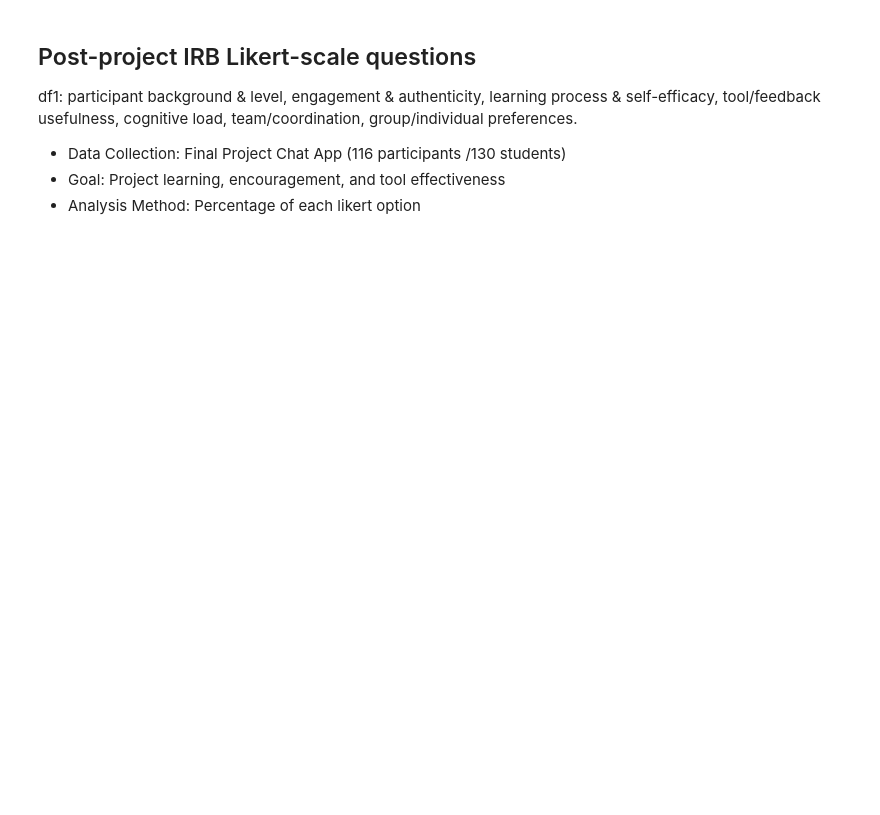
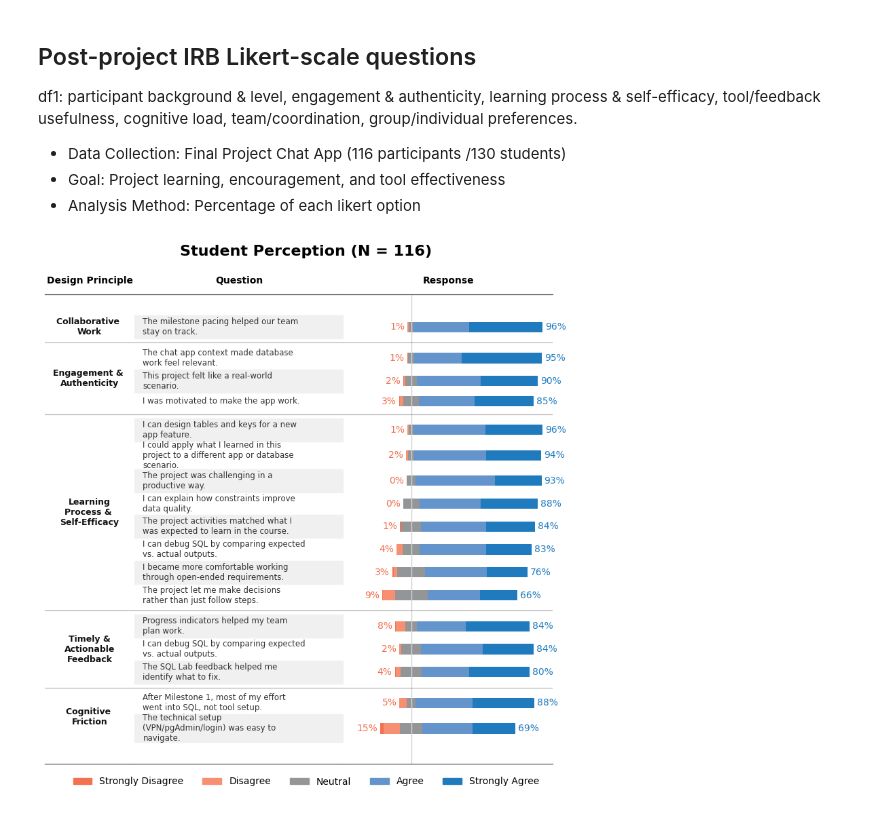
Before and after one commit to bcsaldias/sigcse-ai-2027, a Jupyter notebook: likert/v2_Info330_ExploratoryDataAnalysis.ipynb, the cells around one changed output. Saved outputs shown, nothing was run; the diff lists cells and outputs as text; code cells hidden in the pictures; blank space fills up the shorter version.

```diff
--- a/likert/v2_Info330_ExploratoryDataAnalysis.ipynb
+++ b/likert/v2_Info330_ExploratoryDataAnalysis.ipynb
@@ -20,6 +20,11 @@ import pandas as pd
 import numpy as np
 import matplotlib.pyplot as plt
 import textwrap
+
+# plt.rcParams["font.family"] = "Arial"
+font_size = 10
+plt.rcParams["font.size"]   = font_size
+
 
 LIKERT_ORDER = [
     "Strongly Disagree", "Disagree", "Neutral", "Agree", "Strongly Agree"
@@ -34,16 +39,16 @@ COLORS = {
 }
 
 FILTERED_QUESTION = (
-    "Learning process & self-efficacy "
+    "Learning Process & Self‑Efficacy"
     "[I can debug SQL by comparing expected vs. actual outputs.]"
 )
 
 CATEGORY_LABELS = {
-    "Engagement & Authenticity":        "Engagement &\nAuthenticity",
-    "Learning Process & Self-Efficacy": "Learning Process\n& Self-Efficacy",
-    "Tool/Feedback Usefulness":         "Timely & Actionable Feedback",
-    "Cognitive Load / Friction":        "Cognitive Friction",
-    "Team/Coordination":                "Collaborative Work",
+    "Engagement & Authenticity":        "Engagement & \nAuthenticity",
+    "Learning Process & Self‑Efficacy": "Learning\nProcess & \nSelf-Efficacy",
+    "Tool/Feedback Usefulness":         "Timely &\nActionable\nFeedback",
+    "Cognitive Load / Friction":        "Cognitive \nFriction",
+    "Team/Coordination":                "Collaborative \nWork",
 }
 
 BORDER_COLOR = "#555555"
@@ -132,9 +137,9 @@ BAR_HEIGHT = 0.58
 
 fig, (ax_cat, ax_q, ax_main) = plt.subplots(
     ncols=3, sharey=True,
-    figsize=(18, 10),
+    figsize=(8, 8),
     gridspec_kw={
-        "width_ratios": [1.6, 1.5, 4.2],
+        "width_ratios": [1.5, 3.5, 3.5],
         "wspace": 0.0
     }
 )
@@ -152,11 +157,20 @@ for cat in category_ranges:
         color="#111111", multialignment="center"
     )
 
-ax_cat.set_title("Category", fontsize=14, pad=14)
+ax_cat.set_title("Design Principle", fontsize=font_size, pad=font_size*1.15, fontweight="bold")
+ax_q.set_title("Question", fontsize=font_size, pad=font_size*1.15, fontweight="bold")
+ax_main.set_title("Response", fontsize=font_size, pad=font_size*1.15, fontweight="bold")
 
 ax_q.set_xlim(0, 1)
 ax_q.set_xticks([])
 ax_q.set_yticks([])
+
+for i, (y, (_, row)) in enumerate(zip(y_bars, plot_df.iterrows())):
+    if i % 2 == 0:
+        num_lines  = row["question"].count("\n") + 1
+        row_height = BASE_H + (num_lines - 1) * LINE_EXTRA
+        ax_q.axhspan(y - row_height / 2, y + row_height / 2,
+                     color="#f0f0f0", zorder=0)
 
 for i, (_, row) in enumerate(plot_df.iterrows()):
     ax_q.text(
@@ -164,8 +178,6 @@ for i, (_, row) in enumerate(plot_df.iterrows()):
         ha="left", va="center",
         fontsize=8.5, color="#333333"
     )
-
-ax_q.set_title("Question", fontsize=14, pad=14)
 
 neutral_half = (plot_df["Neutral"] / 2).values
 
@@ -189,45 +201,47 @@ for col in ["Agree", "Strongly Agree"]:
 
 for i, y in enumerate(y_bars):
     ax_main.text(-(total_neg.iloc[i] + neutral_half[i]) - 2, y, f"{total_neg.iloc[i]:.0f}%",
-                 ha="right", va="center", fontsize=8, color=COLORS["Strongly Disagree"])
+                 ha="right", va="center", fontsize=font_size, color=COLORS["Strongly Disagree"])
     ax_main.text( total_pos.iloc[i] + neutral_half[i] + 2, y, f"{total_pos.iloc[i]:.0f}%",
-                 ha="left",  va="center", fontsize=8, color=COLORS["Strongly Agree"])
+                 ha="left",  va="center", fontsize=font_size, color=COLORS["Strongly Agree"])
 
 ax_main.set_xlim(-50, 105)
 ax_main.axvline(0, color="lightgray", lw=1)
-ax_main.set_title("Sentiment", fontsize=14, pad=14)
 ax_main.set_yticks([])
 ax_main.set_xticks([])
 
 for cat in category_ranges[:-1]:
     for ax in [ax_cat, ax_q, ax_main]:
         ax.axhline(cat["divider"], color=BORDER_COLOR, lw=0.8, alpha=0.5)
 
 for ax in [ax_cat, ax_q, ax_main]:
     for side, spine in ax.spines.items():
         if side in ("left", "right"):
             spine.set_visible(False)
         else:
             spine.set_visible(True)
             spine.set_linewidth(0.9)
             spine.set_color(BORDER_COLOR)
 
 ax_cat.invert_yaxis()
 
 legend_handles = [
     plt.Rectangle((0, 0), 1, 1, color=COLORS[lbl], label=lbl)
     for lbl in LIKERT_ORDER
 ]
 fig.legend(
     handles=legend_handles,
-    loc="upper right", bbox_to_anchor=(1.015, 0.885),
-    title="Likert Scale", fontsize=10, title_fontsize=11, frameon=True
+    loc="upper center", bbox_to_anchor=(0.5, 0.02),
+    ncol=len(LIKERT_ORDER),
+    fontsize=10, frameon=False
 )
 
 plt.suptitle(
-    "Student Perceptions of the Tool Across Learning Dimensions (N = 116)",
+    "Student Perception (N = 116)",
     fontsize=16, fontweight="semibold", y=0.985
 )
 
-fig.tight_layout(rect=[0, 0, 0.92, 0.96])
+fig.tight_layout(rect=[0, 0.01, 1, 0.99])
 plt.show()
+# %% [output]
+[figure, added]
```
